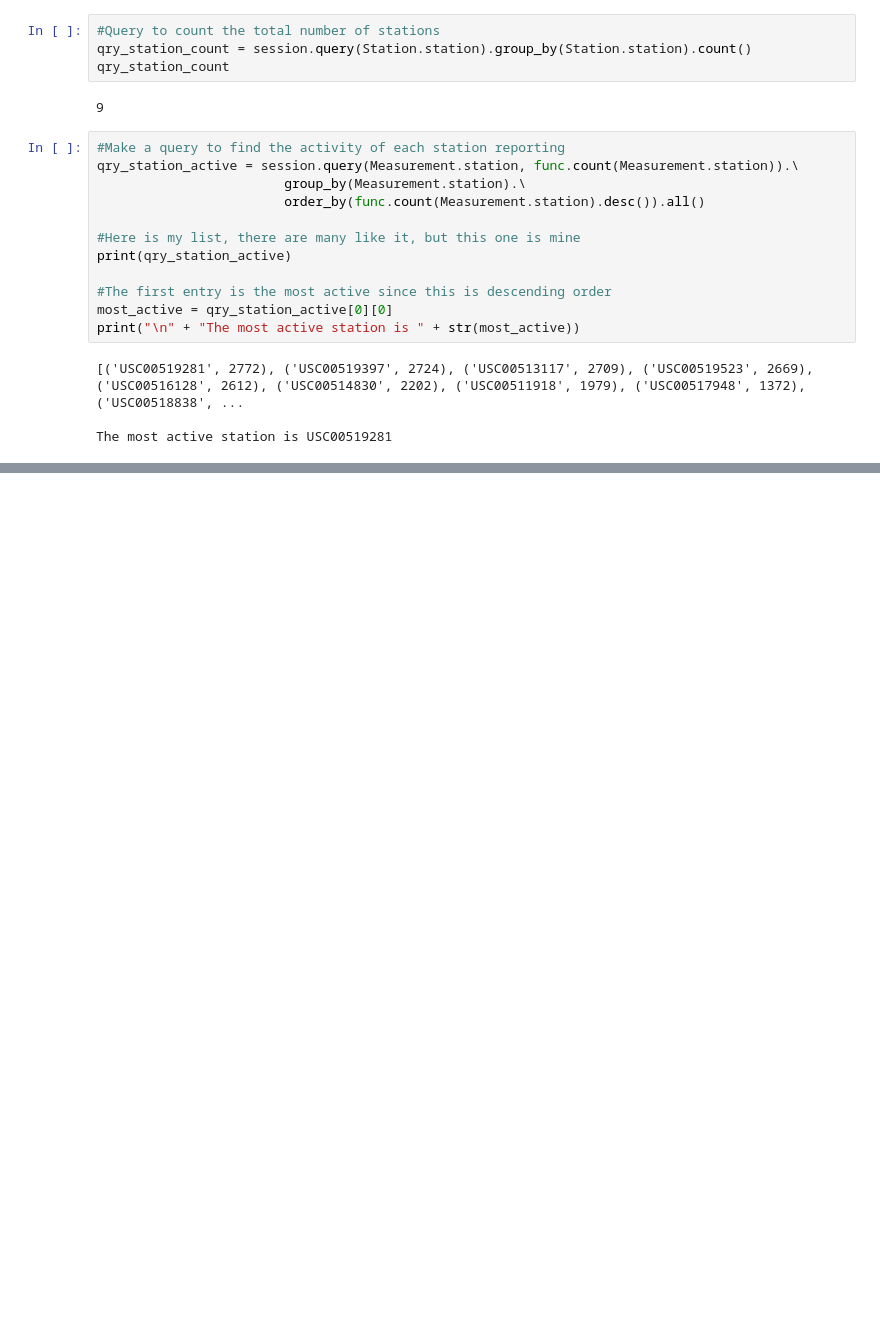
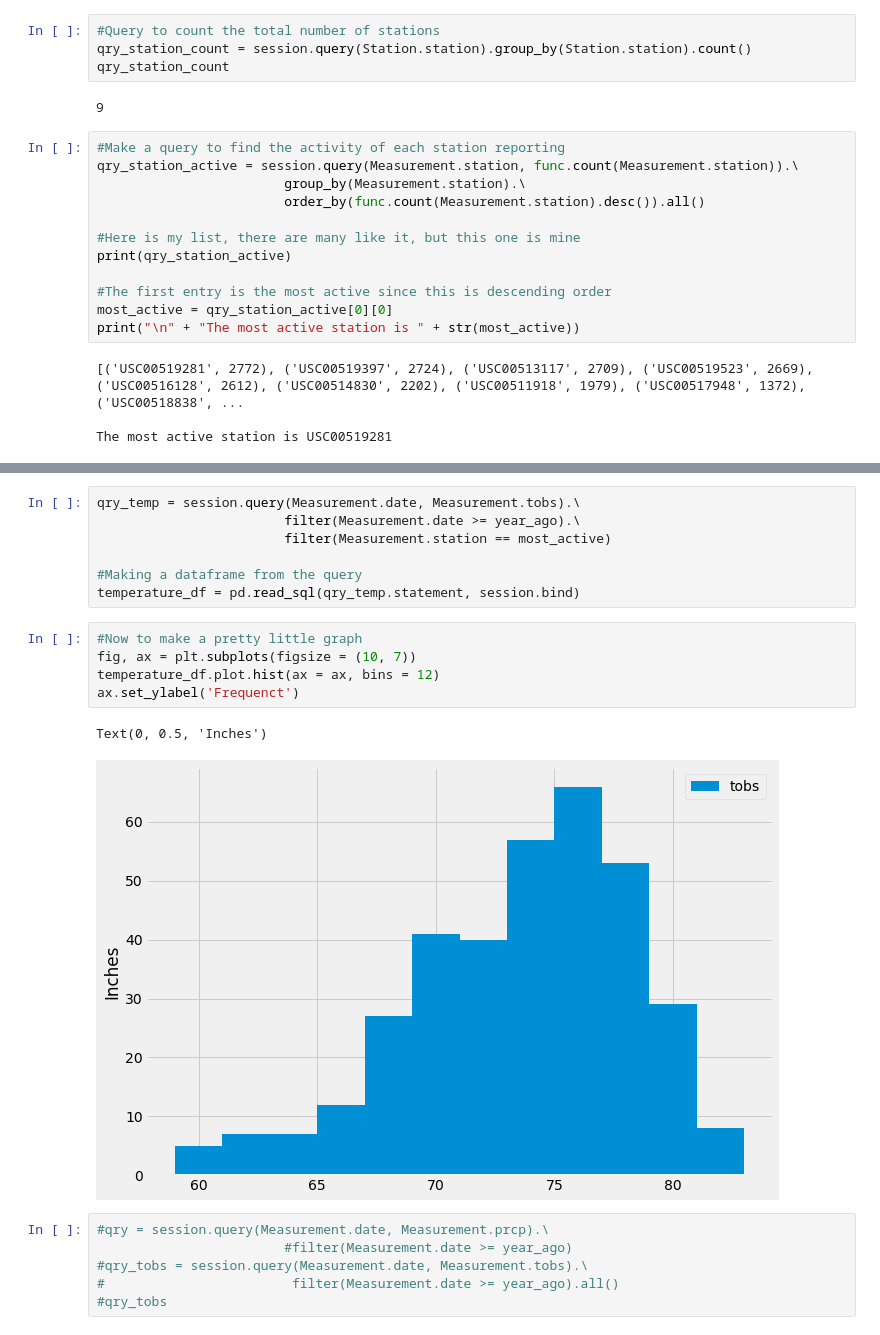
Before and after one commit to wonderbug2020/sqlalchemy, a Jupyter notebook: main.ipynb, the cells around one changed output, grey strips where cells are left out. Drawn from its saved outputs; the diff is of its cells as text; blank space fills up the shorter version.

Commit message:
added more querys and another graph

```diff
--- a/main.ipynb
+++ b/main.ipynb
@@ -147,0 +149,21 @@ print(qry_tobs)
+# %%
+qry_temp = session.query(Measurement.date, Measurement.tobs).\
+                        filter(Measurement.date >= year_ago).\
+                        filter(Measurement.station == most_active)
+
+#Making a dataframe from the query
+temperature_df = pd.read_sql(qry_temp.statement, session.bind)
+# %%
+#Now to make a pretty little graph
+fig, ax = plt.subplots(figsize = (10, 7))
+temperature_df.plot.hist(ax = ax, bins = 12)
+ax.set_ylabel('Frequenct')
+# %% [output]
+Text(0, 0.5, 'Inches')
+[figure, added]
+# %%
+#qry = session.query(Measurement.date, Measurement.prcp).\
+                        #filter(Measurement.date >= year_ago)
+#qry_tobs = session.query(Measurement.date, Measurement.tobs).\
+#                        filter(Measurement.date >= year_ago).all()
+#qry_tobs
```
Also changed, not shown: parts of 2 cells of this notebook.
